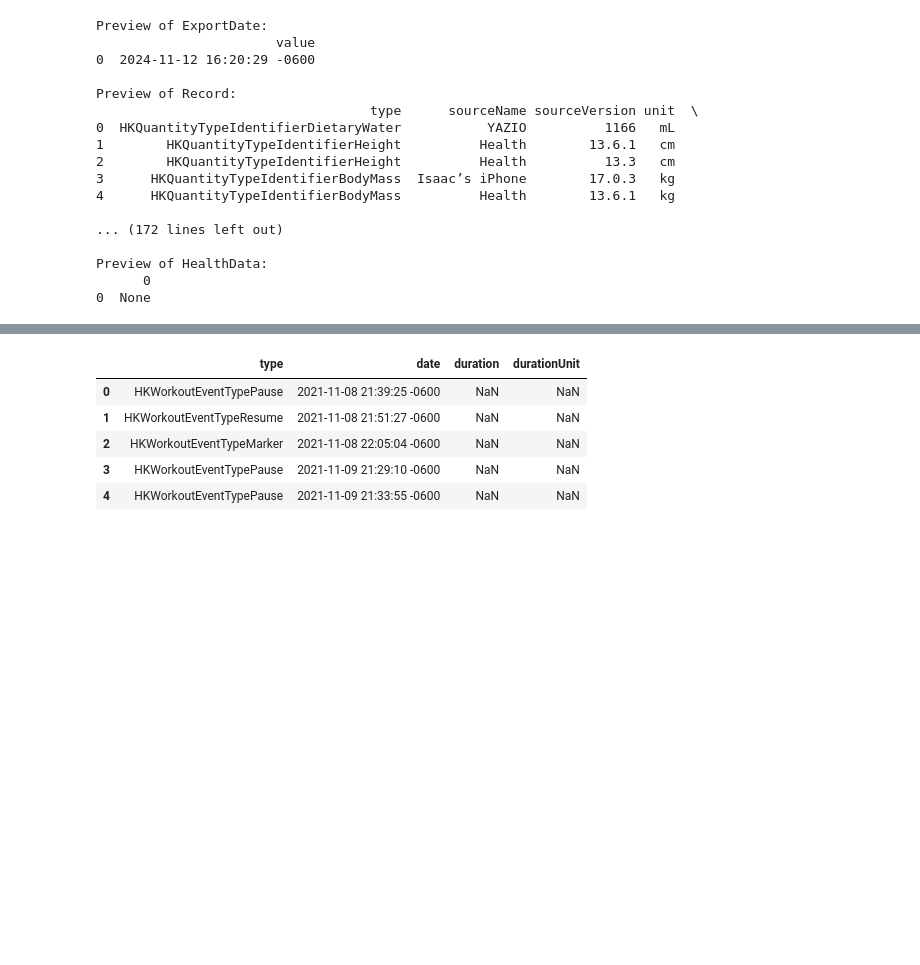
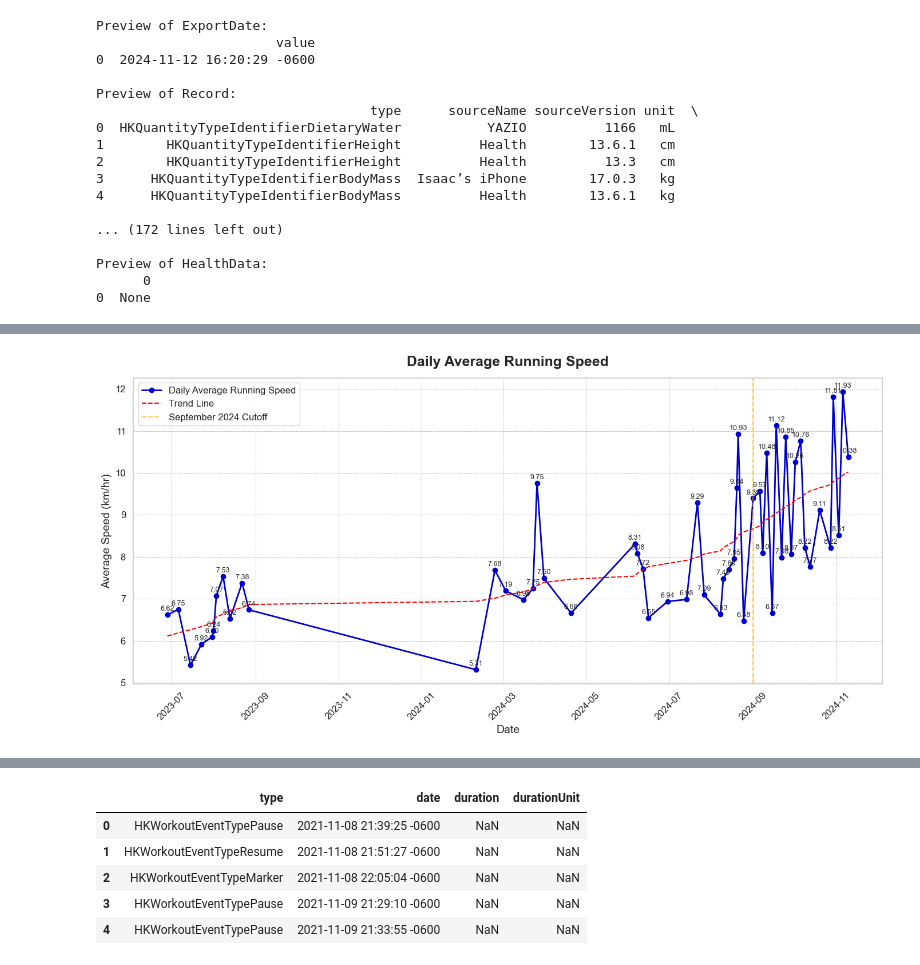
Before and after one commit to Isaacfer49/FitnessAndAI, a Jupyter notebook: EDAfitness.ipynb, the cells around one changed output, grey strips where cells are left out. Saved outputs shown, nothing was run; the diff lists cells and outputs as text; code cells hidden in the pictures; blank space fills up the shorter version.

```diff
--- a/EDAfitness.ipynb
+++ b/EDAfitness.ipynb
@@ -199,0 +332,60 @@ previews['WorkoutStatistics']
+# %%
+import numpy as np
+import matplotlib.pyplot as plt
+from scipy.stats import linregress
+
+# Calculate the trend line
+x_values = np.arange(len(daily_avg_running_speed['startDate']))
+slope, intercept, r_value, p_value, std_err = linregress(x_values, daily_avg_running_speed['avg_value'])
+trend_line = slope * x_values + intercept
+
+# Create the plot
+plt.figure(figsize=(14, 7))
+plt.plot(
+    daily_avg_running_speed['startDate'],
+    daily_avg_running_speed['avg_value'],
+    color="mediumblue",
+    marker='o',
+    markersize=6,
+    linewidth=2,
+    linestyle='-',
+    label='Daily Average Running Speed'
+)
+
+# Add point labels
+for i, txt in enumerate(daily_avg_running_speed['avg_value']):
+    plt.annotate(f"{txt:.2f}", (daily_avg_running_speed['startDate'].iloc[i], daily_avg_running_speed['avg_value'].iloc[i]),
+                 textcoords="offset points", xytext=(0, 5), ha='center', fontsize=9)
+
+# Plot the trend line
+plt.plot(
+    daily_avg_running_speed['startDate'],
+    trend_line,
+    color="red",
+    linestyle="--",
+    label="Trend Line"
+)
+
+# Add titles and labels
+plt.title("Daily Average Running Speed", fontsize=18, fontweight='bold', pad=15)
+plt.xlabel("Date", fontsize=14)
+plt.ylabel("Average Speed (km/hr)", fontsize=14)
+
+# Enhance tick labels
+plt.xticks(fontsize=12, rotation=45)
+plt.yticks(fontsize=12)
+
+# Highlight the cutoff date
+plt.axvline(x=cutoff_date, color="orange", linestyle="--", alpha=0.6, label="September 2024 Cutoff")
+
+# Add a legend
+plt.legend(fontsize=12, loc='upper left', frameon=True)
+
+# Add gridlines and tighter layout
+plt.grid(visible=True, which='both', color='gray', linestyle='--', linewidth=0.5, alpha=0.7)
+plt.tight_layout()
+
+# Show the plot
+plt.show()
+# %% [output]
+[figure, added]
```
Also changed, not shown: parts of 48 cells of this notebook.
